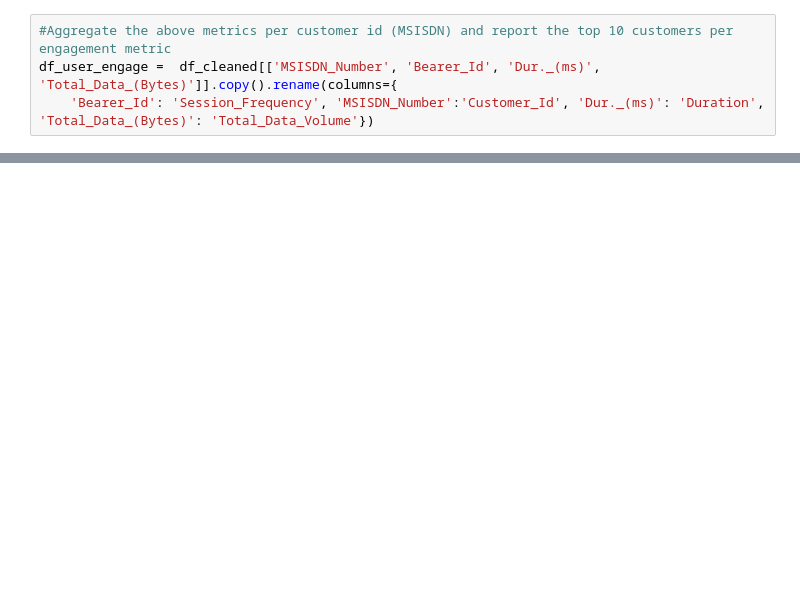
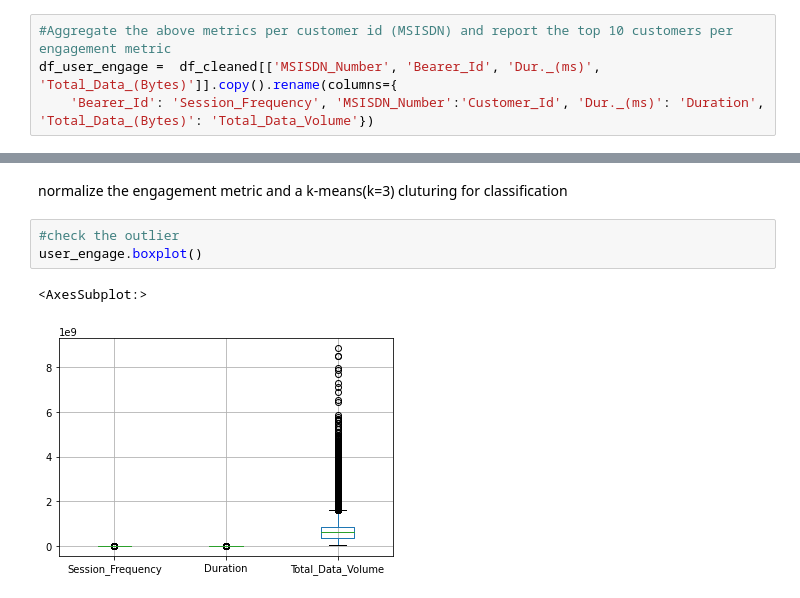
Before and after one commit to yonamg/Telecom-Data-Analysis, a Jupyter notebook: notebook/user_engagement_analysis.ipynb, the cells around one changed output, grey strips where cells are left out. Cells and saved outputs as stored; diff of their text form; blank space fills up the shorter version.

```diff
--- a/notebook/user_engagement_analysis.ipynb
+++ b/notebook/user_engagement_analysis.ipynb
@@ -74,0 +84,8 @@ user_engage.head(10)
+# %% [markdown]
+normalize the engagement metric and a k-means(k=3) cluturing for classification
+# %%
+#check the outlier
+user_engage.boxplot()
+# %% [output]
+<AxesSubplot:>
+[figure, added]
```
Also changed, not shown: parts of 7 cells of this notebook, 6 other files.
